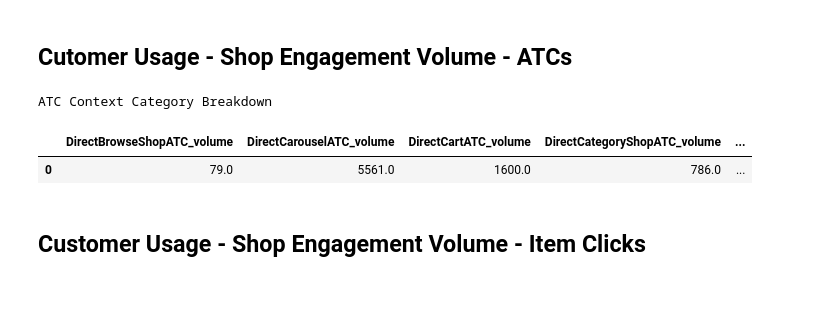
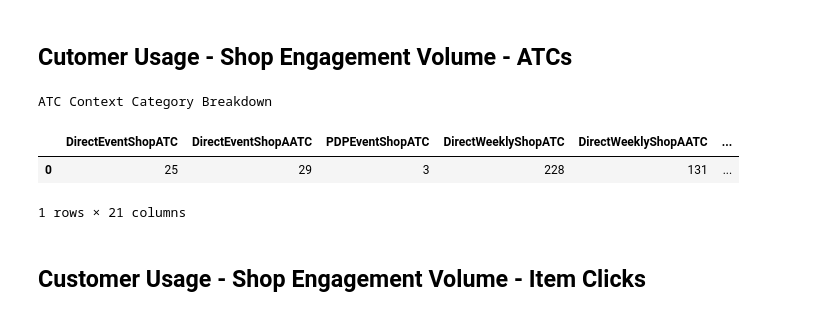
Before and after one commit to kanaktiwari-wal/Raptor-Scorecard-Metric, a Jupyter notebook: raptor_scorecard_metrics.ipynb, the cells around one changed output. Cells and saved outputs as stored; diff of their text form; code cells hidden in the pictures.

```diff
--- a/raptor_scorecard_metrics.ipynb
+++ b/raptor_scorecard_metrics.ipynb
@@ -1181,71 +2059,68 @@ JOIN invited_users i
 ON i.pg_cust_id = a.pg_cust_id),
 
 atc AS (
     SELECT
         event_dt,
         pg_cust_id,
         brwsr_sessn_cooke_val,
         actn_catg_nm,
         actn_sub_catg_nm,
         cntxt_nm,
         event_ts_epoch,
         page_nm,
         referencepage,
         overlay_nm,
         item_id,
         shop_id
     FROM dedupe
     WHERE CASE WHEN actn_sub_catg_nm = 'addToCart' THEN rn_atc = 1 ELSE rn_aatc = 1 END
 )
 
 SELECT
-    CASE
-        WHEN cntxt_nm = 'eventShop' AND page_nm = 'eventShop' AND actn_sub_catg_nm = 'addToCart' AND COALESCE(overlay_nm,'') <> 'sparkyChatWindow' THEN 'DirectEventShopATC'
-        WHEN cntxt_nm = 'eventShop' AND page_nm = 'eventShop' AND actn_sub_catg_nm = 'addAllToCart' AND COALESCE(overlay_nm,'') <> 'sparkyChatWindow' THEN 'DirectEventShopAATC'
-        WHEN cntxt_nm = 'productPage' AND page_nm = 'productPage' AND referencepage = 'eventShop' AND COALESCE(overlay_nm,'') <> 'sparkyChatWindow' AND actn_sub_catg_nm = 'addToCart' THEN 'PDPEventShopATC'
-        WHEN cntxt_nm = 'weeklyShop' AND page_nm = 'weeklyShop' AND actn_sub_catg_nm = 'addToCart' AND COALESCE(overlay_nm,'') <> 'sparkyChatWindow' THEN 'DirectWeeklyShopATC'
-        WHEN cntxt_nm = 'weeklyShop' AND page_nm = 'weeklyShop' AND actn_sub_catg_nm = 'addAllToCart' AND COALESCE(overlay_nm,'') <> 'sparkyChatWindow' THEN 'DirectWeeklyShopAATC'
-        WHEN cntxt_nm = 'productPage' AND page_nm = 'productPage' AND referencepage = 'weeklyShop' AND actn_sub_catg_nm = 'addToCart' AND COALESCE(overlay_nm,'') <> 'sparkyChatWindow' THEN 'PDPWeeklyShopATC'
-        WHEN cntxt_nm = 'browseShop' AND page_nm = 'browseShop' AND actn_sub_catg_nm = 'addToCart' AND COALESCE(overlay_nm,'') <> 'sparkyChatWindow' THEN 'DirectBrowseShopATC'
-        WHEN cntxt_nm = 'browseShop' AND page_nm = 'browseShop' AND actn_sub_catg_nm = 'addAllToCart' AND COALESCE(overlay_nm,'') <> 'sparkyChatWindow' THEN 'DirectBrowseShopAATC'
-        WHEN cntxt_nm = 'productPage' AND page_nm = 'productPage' AND referencepage = 'browseShop' AND actn_sub_catg_nm = 'addToCart' THEN 'PDPBrowseShopATC'
-        WHEN cntxt_nm = 'categoryShop' AND page_nm = 'categoryShop' AND actn_sub_catg_nm = 'addToCart' AND COALESCE(overlay_nm,'') <> 'sparkyChatWindow' THEN 'DirectCategoryShopATC'
-        WHEN cntxt_nm = 'categoryShop' AND page_nm = 'categoryShop' AND actn_sub_catg_nm = 'addAllToCart' AND COALESCE(overlay_nm,'') <> 'sparkyChatWindow' THEN 'DirectCategoryShopAATC'
-        WHEN cntxt_nm = 'productPage' AND page_nm = 'productPage' AND referencepage = 'categoryShop' AND actn_sub_catg_nm = 'addToCart' AND COALESCE(overlay_nm,'') <> 'sparkyChatWindow' THEN 'PDPCategoryShopATC'
-        WHEN ((cntxt_nm = 'sparkyAssistant' AND page_nm = 'productPage') OR (overlay_nm = 'sparkyChatWindow')) THEN 'DirectCarouselATC'
-        WHEN (cntxt_nm = 'shopPage' AND page_nm = 'discoverMore' AND actn_sub_catg_nm in ('addToCart')) THEN 'DiscoverMoreATC'
-        WHEN cntxt_nm = 'productPage' AND page_nm = 'productPage' AND referencepage = 'discoverMore' AND actn_sub_catg_nm = 'addToCart' THEN 'PDPDiscoverMoreATC'
-        WHEN cntxt_nm = 'cart' AND actn_sub_catg_nm = 'addToCart' AND COALESCE(overlay_nm,'') <> 'sparkyChatWindow' THEN 'DirectCartATC'
-        WHEN cntxt_nm = 'productPage' AND page_nm = 'productPage' AND referencepage IN ('cart') AND COALESCE(overlay_nm,'') <> 'sparkyChatWindow' AND actn_sub_catg_nm = 'addToCart' THEN 'PDPCartATC'
-        WHEN cntxt_nm = 'orderDetails' AND page_nm = 'orderDetails' AND actn_sub_catg_nm = 'addToCart' AND COALESCE(overlay_nm,'') <> 'sparkyChatWindow' THEN 'DirectOrderDetailsATC'
-        WHEN cntxt_nm = 'productPage' AND page_nm = 'productPage' AND referencepage = 'orderDetails' AND COALESCE(overlay_nm,'') <> 'sparkyChatWindow' AND actn_sub_catg_nm = 'addToCart' THEN 'PDPOrderDetailsATC'
-        WHEN cntxt_nm = 'productPage' AND page_nm = 'productPage' AND referencepage = 'productPage' AND COALESCE(overlay_nm,'') <> 'sparkyChatWindow' AND actn_sub_catg_nm = 'addToCart' THEN 'PDPProductPageATC'
-        WHEN cntxt_nm = 'productPage' AND page_nm = 'productPage' AND COALESCE(overlay_nm,'') <> 'sparkyChatWindow' AND actn_sub_catg_nm = 'addToCart' THEN 'OverallProductPageATC'
-        ELSE 'others'
-    END AS context_category,
-    COUNT(*) as volume
+SUM(CASE WHEN cntxt_nm = 'eventShop' AND page_nm = 'eventShop' AND actn_sub_catg_nm = 'addToCart' AND COALESCE(overlay_nm,'') <> 'sparkyChatWindow' THEN 1 ELSE 0 END) AS DirectEventShopATC,
+    SUM(CASE WHEN cntxt_nm = 'eventShop' AND page_nm = 'eventShop' AND actn_sub_catg_nm = 'addAllToCart' AND COALESCE(overlay_nm,'') <> 'sparkyChatWindow' THEN 1 ELSE 0 END) AS DirectEventShopAATC,
+    SUM(CASE WHEN cntxt_nm = 'productPage' AND page_nm = 'productPage' AND referencepage = 'eventShop' AND COALESCE(overlay_nm,'') <> 'sparkyChatWindow' AND actn_sub_catg_nm = 'addToCart' THEN 1 ELSE 0 END) AS PDPEventShopATC,
+    -- Weekly Shop
+    SUM(CASE WHEN cntxt_nm = 'weeklyShop' AND page_nm = 'weeklyShop' AND actn_sub_catg_nm = 'addToCart' AND COALESCE(overlay_nm,'') <> 'sparkyChatWindow' THEN 1 ELSE 0 END) AS DirectWeeklyShopATC,
+    SUM(CASE WHEN cntxt_nm = 'weeklyShop' AND page_nm = 'weeklyShop' AND actn_sub_catg_nm = 'addAllToCart' AND COALESCE(overlay_nm,'') <> 'sparkyChatWindow' THEN 1 ELSE 0 END) AS DirectWeeklyShopAATC,
+    SUM(CASE WHEN cntxt_nm = 'productPage' AND page_nm = 'productPage' AND referencepage = 'weeklyShop' AND actn_sub_catg_nm = 'addToCart' AND COALESCE(overlay_nm,'') <> 'sparkyChatWindow' THEN 1 ELSE 0 END) AS PDPWeeklyShopATC,
+    -- Browse Shop
+    SUM(CASE WHEN cntxt_nm = 'browseShop' AND page_nm = 'browseShop' AND actn_sub_catg_nm = 'addToCart' AND COALESCE(overlay_nm,'') <> 'sparkyChatWindow' THEN 1 ELSE 0 END) AS DirectBrowseShopATC,
+    SUM(CASE WHEN cntxt_nm = 'browseShop' AND page_nm = 'browseShop' AND actn_sub_catg_nm = 'addAllToCart' AND COALESCE(overlay_nm,'') <> 'sparkyChatWindow' THEN 1 ELSE 0 END) AS DirectBrowseShopAATC,
+    SUM(CASE WHEN cntxt_nm = 'productPage' AND page_nm = 'productPage' AND referencepage = 'browseShop' AND actn_sub_catg_nm = 'addToCart' THEN 1 ELSE 0 END) AS PDPBrowseShopATC,
+    -- Category Shop
+    SUM(CASE WHEN cntxt_nm = 'categoryShop' AND page_nm = 'categoryShop' AND actn_sub_catg_nm = 'addToCart' AND COALESCE(overlay_nm,'') <> 'sparkyChatWindow' THEN 1 ELSE 0 END) AS DirectCategoryShopATC,
+    SUM(CASE WHEN cntxt_nm = 'categoryShop' AND page_nm = 'categoryShop' AND actn_sub_catg_nm = 'addAllToCart' AND COALESCE(overlay_nm,'') <> 'sparkyChatWindow' THEN 1 ELSE 0 END) AS DirectCategoryShopAATC,
+    SUM(CASE WHEN cntxt_nm = 'productPage' AND page_nm = 'productPage' AND referencepage = 'categoryShop' AND actn_sub_catg_nm = 'addToCart' AND COALESCE(overlay_nm,'') <> 'sparkyChatWindow' THEN 1 ELSE 0 END) AS PDPCategoryShopATC,
+    -- Sparky/Carousel
+    SUM(CASE WHEN ((cntxt_nm = 'sparkyAssistant' AND page_nm = 'productPage') OR (overlay_nm = 'sparkyChatWindow')) THEN 1 ELSE 0 END) AS DirectCarouselATC,
+    -- Discover More
+    SUM(CASE WHEN (cntxt_nm = 'shopPage' AND page_nm = 'discoverMore' AND actn_sub_catg_nm IN ('addToCart')) THEN 1 ELSE 0 END) AS DiscoverMoreATC,
+    SUM(CASE WHEN cntxt_nm = 'productPage' AND page_nm = 'productPage' AND referencepage = 'discoverMore' AND actn_sub_catg_nm = 'addToCart' THEN 1 ELSE 0 END) AS PDPDiscoverMoreATC,
+    -- Cart
+    SUM(CASE WHEN cntxt_nm = 'cart' AND actn_sub_catg_nm = 'addToCart' AND COALESCE(overlay_nm,'') <> 'sparkyChatWindow' THEN 1 ELSE 0 END) AS DirectCartATC,
+    SUM(CASE WHEN cntxt_nm = 'productPage' AND page_nm = 'productPage' AND referencepage IN ('cart') AND COALESCE(overlay_nm,'') <> 'sparkyChatWindow' AND actn_sub_catg_nm = 'addToCart' THEN 1 ELSE 0 END) AS PDPCartATC,
+    -- Order Details
+    SUM(CASE WHEN cntxt_nm = 'orderDetails' AND page_nm = 'orderDetails' AND actn_sub_catg_nm = 'addToCart' AND COALESCE(overlay_nm,'') <> 'sparkyChatWindow' THEN 1 ELSE 0 END) AS DirectOrderDetailsATC,
+    SUM(CASE WHEN cntxt_nm = 'productPage' AND page_nm = 'productPage' AND referencepage = 'orderDetails' AND COALESCE(overlay_nm,'') <> 'sparkyChatWindow' AND actn_sub_catg_nm = 'addToCart' THEN 1 ELSE 0 END) AS PDPOrderDetailsATC,
+    -- PDP from productPage
+    SUM(CASE WHEN cntxt_nm = 'productPage' AND page_nm = 'productPage' AND referencepage = 'productPage' AND COALESCE(overlay_nm,'') <> 'sparkyChatWindow' AND actn_sub_catg_nm = 'addToCart' THEN 1 ELSE 0 END) AS PDPProductPageATC,
+    -- Overall and Generic
+    SUM(CASE WHEN cntxt_nm = 'productPage' AND page_nm = 'productPage' AND actn_sub_catg_nm = 'addToCart' THEN 1 ELSE 0 END) AS OverallProductPageATC
 FROM atc
-GROUP BY 1
 """
 
 cur.execute(sql)
 rows = cur.fetchall()
 cols = [desc[0] for desc in cur.description]
-atc_context = pd.DataFrame(rows, columns=cols)
-# 1. Melt the DataFrame to stack reach and volume
-melted = atc_context.melt(id_vars='context_category', var_name='metric', value_name='value')
-# 2. Create a new column for combined names
-melted['new_col'] = melted['context_category'] + '_' + melted['metric']
-# 3. Pivot to a single row
-pivoted = melted.pivot_table(index=[], columns='new_col', values='value')
-# 4. If you want a flat DataFrame (not MultiIndex columns)
-pivoted.columns.name = None  # Remove the columns name
-atc_context_pivot = pivoted.reset_index(drop=True)  # Reset index, if necessary
+atc_context_pivot = pd.DataFrame(rows, columns=cols)
+atc_context_pivot.head()
 atc_context_pivot
 # %% [output]
 ATC Context Category Breakdown
-|  | DirectBrowseShopATC_volume | DirectCarouselATC_volume | DirectCartATC_volume | DirectCategoryShopATC_volume | ... |
-| 0 | 79.0 | 5561.0 | 1600.0 | 786.0 | ... |
+|  | DirectEventShopATC | DirectEventShopAATC | PDPEventShopATC | DirectWeeklyShopATC | DirectWeeklyShopAATC | ... |
+| 0 | 25 | 29 | 3 | 228 | 131 | ... |
+1 rows × 21 columns
 # %% [markdown]
 ## Customer Usage - Shop Engagement Volume - Item Clicks
 # %%
```
Also changed, not shown: parts of 33 cells of this notebook.
